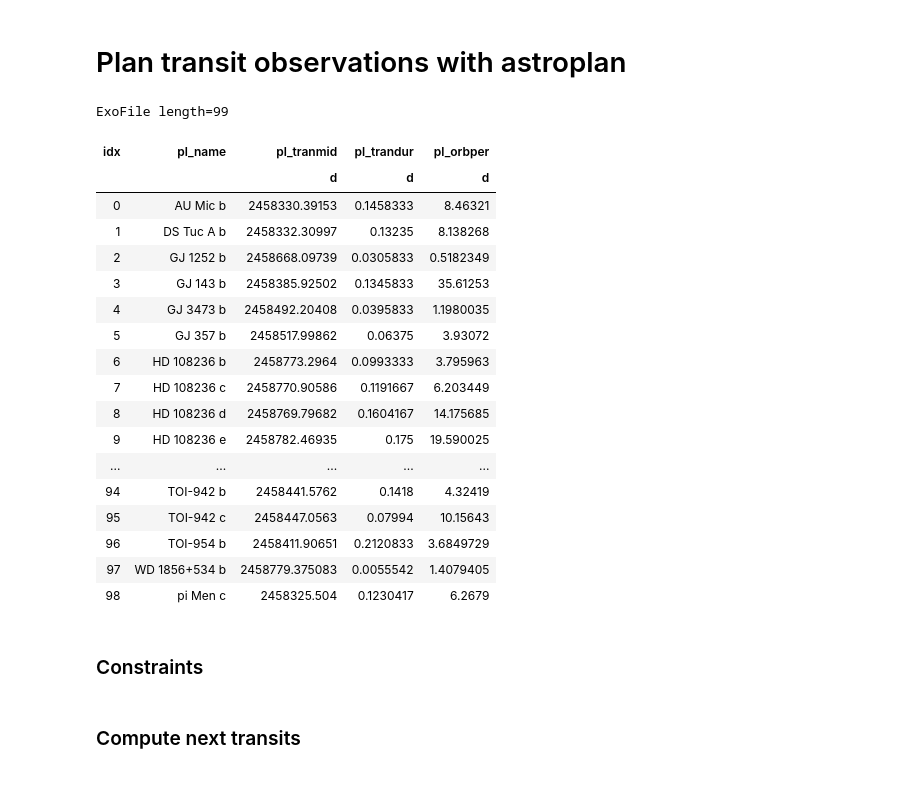
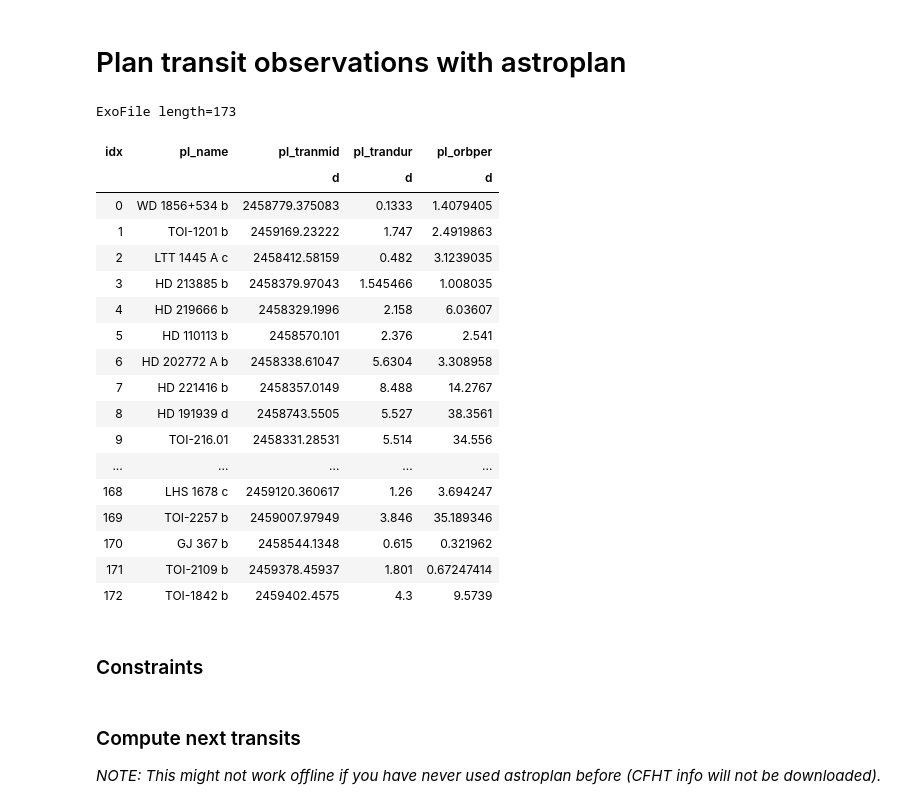
Before and after one commit to AntoineDarveau/exofile, a Jupyter notebook: Example.ipynb, the cells around one changed output. Cells and saved outputs as stored; diff of their text form; code cells hidden in the pictures.

```diff
--- a/Example.ipynb
+++ b/Example.ipynb
@@ -175,8 +177,8 @@ Usefull to be able to work offline, or save a subsample of the exofile to be qui
 (Only this step needs an internet connection)
 # %%
 # Save a version
-data = ExoFile.load()
-data.write(PATH_TO_EXOFILE_DIR / 'exofile.ecsv')
+data = ExoFile.load(query=ONLINE)
+data.write(PATH_TO_EXOFILE_DIR / 'my_local_exofile.ecsv')
 # %% [markdown]
 ### b) Specify the path of your local exofile
 # %%
@@ -193,13 +198,13 @@ data = ExoFile.load(query=False)
 # %%
 # Save a version
-data = ExoFile.load_ref()
-data.write(PATH_TO_EXOFILE_DIR / 'exofile_ref.ecsv')
+data = ExoFile.load(query=ONLINE, use_alt_file=True)
+data.write(PATH_TO_EXOFILE_DIR / 'my_local_exofile_alt.ecsv')
 
 # Edit the path to your local exofile
-edit_param(ref_file=PATH_TO_EXOFILE_DIR / 'exofile_ref.ecsv')
+edit_param(exofile_alt=PATH_TO_EXOFILE_DIR / 'my_local_exofile_alt.ecsv')
 
 # Read a local version:
-data = ExoFile.load_ref(query=False)
+data = ExoFile.load(query=False, use_alt_file=True)
 # %% [markdown]
 ## 2. Save a subsample of _exofile.ecsv_ in your code directory
 (so that `ExoFile.load()` will be quicker)
@@ -209,4 +214,4 @@ data = ExoFile.load_ref(query=False)
 (Only this step needs a connection)
 # %%
 # Save a version (in this example I only need 3 exoplanets)
-sub_sample = ExoFile.load().by_pl_name('HD 189','WASP-33', 'HD 209458')
+sub_sample = ExoFile.load().by_pl_name('HD 189733','WASP-33', 'HD 209458')
@@ -285,7 +305,8 @@ NameError: name 'extend' is not defined
 # %% [markdown]
 ## Search exoplanets confirmed by TESS
 # %%
-index = data['pl_facility'].find('TESS')[0]
+index = data['disc_facility'].find('TESS')[0]
 tess_data = data[index]
-tess_data['pl_name', 'pl_facility', 'pl_trandur', 'pl_massj', 'pl_eqt','st_j']
+# TODO: check online for what this value
+tess_data['pl_name', 'disc_facility', 'pl_trandur', 'pl_bmassj', 'pl_eqt','sy_jmag']
 # %% [output]
@@ -440,29 +461,31 @@ from astroplan import (FixedTarget, Observer, EclipsingSystem,
                        TimeConstraint, AirmassConstraint)
 # %%
 # Keep only target with transit duration
-missing = tess_data['pl_trandur'].mask
+tess_data = ExoFile(tess_data, masked=True, copy=False)
+tess_data.nan_to_mask()
+missing = tess_data['pl_trandur'].mask | tess_data['pl_tranmid'].mask
 transit_data = tess_data[~missing]
 transit_data['pl_name', 'pl_tranmid', 'pl_trandur', 'pl_orbper'].show_in_notebook()
 # %% [output]
-ExoFile length=99
+ExoFile length=173
 | idx | pl_name | pl_tranmid | pl_trandur | pl_orbper |
 |  |  | d | d | d |
-| 0 | AU Mic b | 2458330.39153 | 0.1458333 | 8.46321 |
-| 1 | DS Tuc A b | 2458332.30997 | 0.13235 | 8.138268 |
-| 2 | GJ 1252 b | 2458668.09739 | 0.0305833 | 0.5182349 |
-| 3 | GJ 143 b | 2458385.92502 | 0.1345833 | 35.61253 |
-| 4 | GJ 3473 b | 2458492.20408 | 0.0395833 | 1.1980035 |
-| 5 | GJ 357 b | 2458517.99862 | 0.06375 | 3.93072 |
-| 6 | HD 108236 b | 2458773.2964 | 0.0993333 | 3.795963 |
-| 7 | HD 108236 c | 2458770.90586 | 0.1191667 | 6.203449 |
-| 8 | HD 108236 d | 2458769.79682 | 0.1604167 | 14.175685 |
-| 9 | HD 108236 e | 2458782.46935 | 0.175 | 19.590025 |
+| 0 | WD 1856+534 b | 2458779.375083 | 0.1333 | 1.4079405 |
+| 1 | TOI-1201 b | 2459169.23222 | 1.747 | 2.4919863 |
+| 2 | LTT 1445 A c | 2458412.58159 | 0.482 | 3.1239035 |
+| 3 | HD 213885 b | 2458379.97043 | 1.545466 | 1.008035 |
+| 4 | HD 219666 b | 2458329.1996 | 2.158 | 6.03607 |
+| 5 | HD 110113 b | 2458570.101 | 2.376 | 2.541 |
+| 6 | HD 202772 A b | 2458338.61047 | 5.6304 | 3.308958 |
+| 7 | HD 221416 b | 2458357.0149 | 8.488 | 14.2767 |
+| 8 | HD 191939 d | 2458743.5505 | 5.527 | 38.3561 |
+| 9 | TOI-216.01 | 2458331.28531 | 5.514 | 34.556 |
 | ... | ... | ... | ... | ... |
-| 94 | TOI-942 b | 2458441.5762 | 0.1418 | 4.32419 |
-| 95 | TOI-942 c | 2458447.0563 | 0.07994 | 10.15643 |
-| 96 | TOI-954 b | 2458411.90651 | 0.2120833 | 3.6849729 |
-| 97 | WD 1856+534 b | 2458779.375083 | 0.0055542 | 1.4079405 |
-| 98 | pi Men c | 2458325.504 | 0.1230417 | 6.2679 |
+| 168 | LHS 1678 c | 2459120.360617 | 1.26 | 3.694247 |
+| 169 | TOI-2257 b | 2459007.97949 | 3.846 | 35.189346 |
+| 170 | GJ 367 b | 2458544.1348 | 0.615 | 0.321962 |
+| 171 | TOI-2109 b | 2459378.45937 | 1.801 | 0.67247414 |
+| 172 | TOI-1842 b | 2459402.4575 | 4.3 | 9.5739 |
 # %%
 epoch = Time(transit_data['pl_tranmid'], format='jd')
 period = transit_data['pl_orbper'].quantity
@@ -479,8 +502,10 @@ constraints = [AtNightConstraint.twilight_nautical(),
                AirmassConstraint(max=3.),
                TimeConstraint(t1, t2)
               ]
-# %% [markdown]
-### Compute next transits
+# %% [markdown]
+### Compute next transits
+_NOTE: This might not work offline if you have never used astroplan before
+(CFHT info will not be downloaded)._
 # %%
 obs = Observer.at_site(site)
 
```
Also changed, not shown: parts of 33 cells of this notebook, 2 other files.
